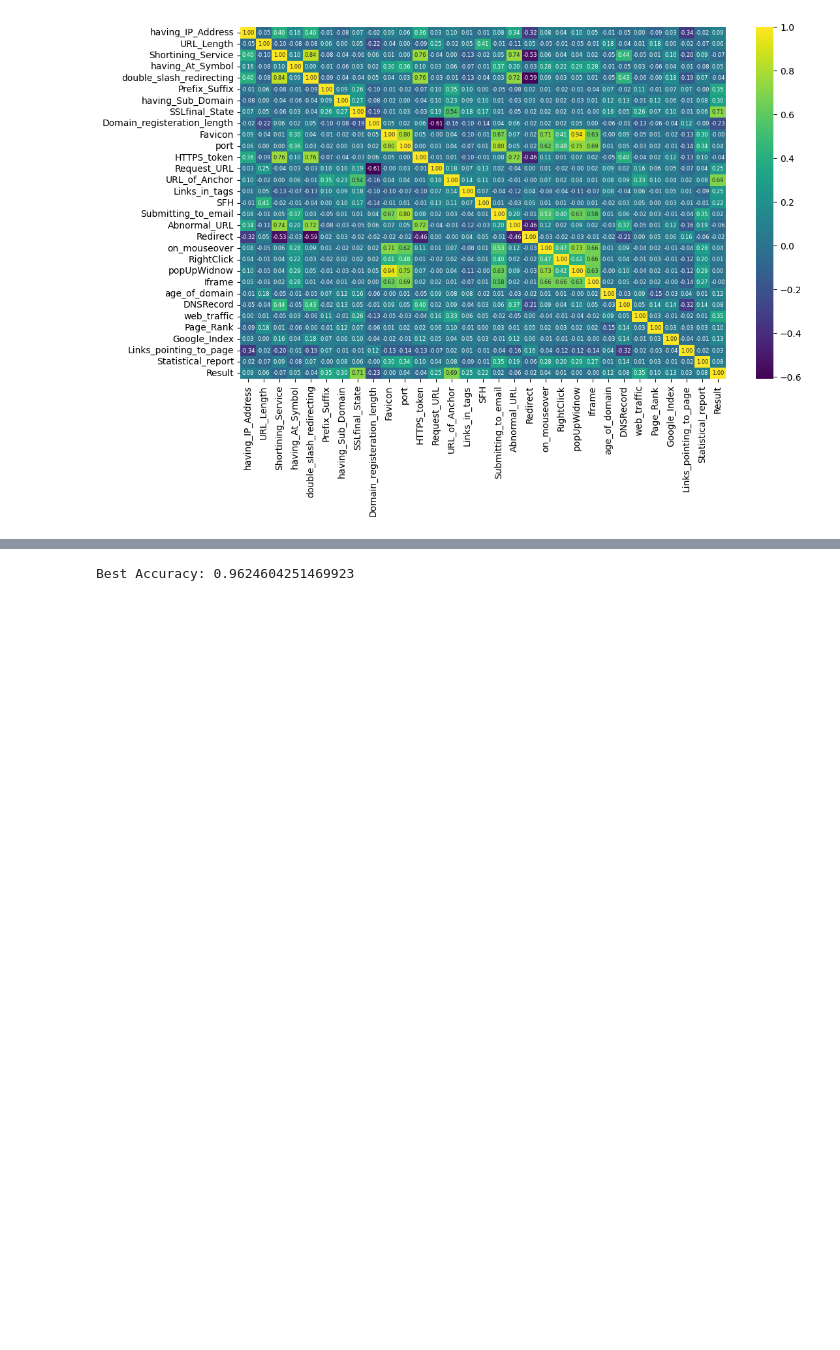
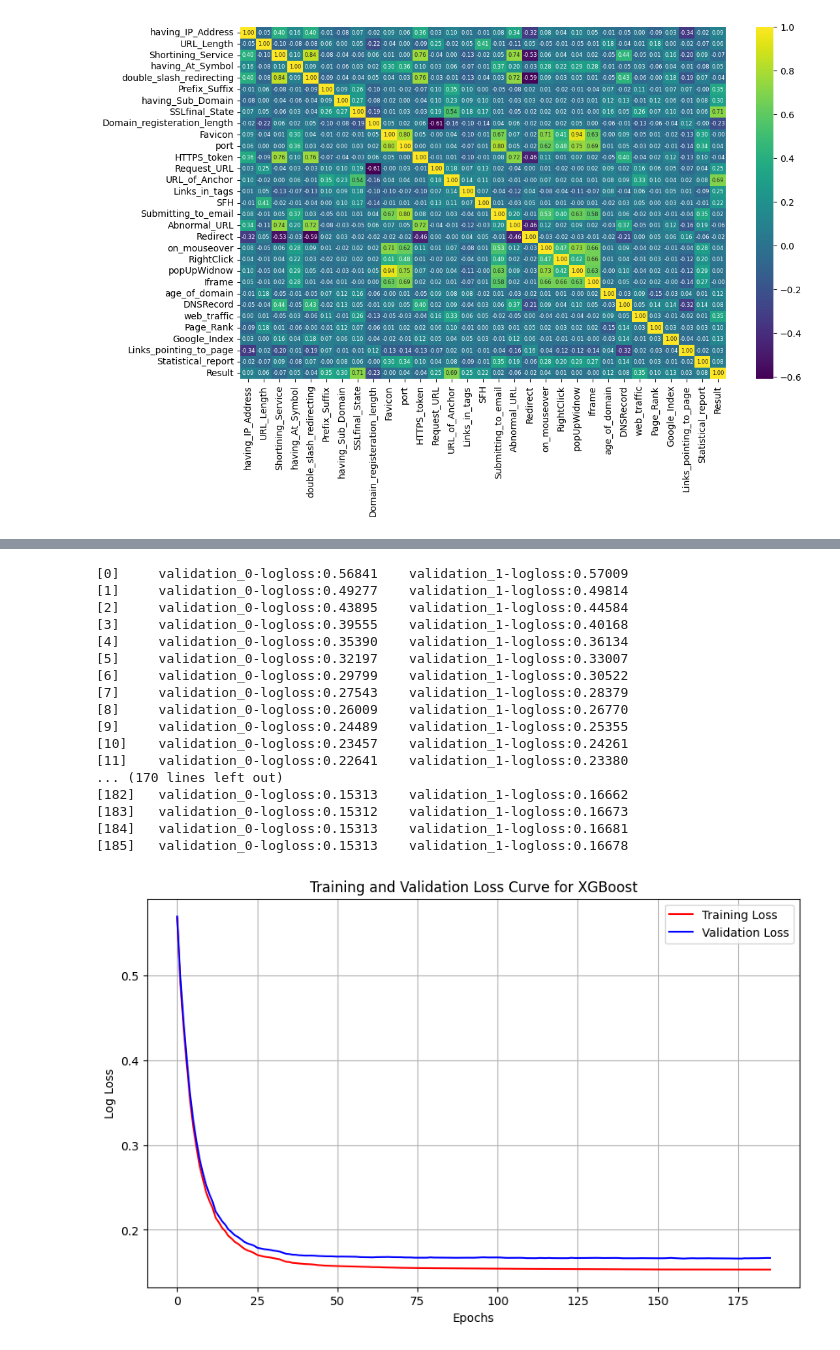
Before and after one commit to Vanillaicee17/Phishing-URL-Predictor, a Jupyter notebook: model/main.ipynb, the cells around one changed output, grey strips where cells are left out. Cells and saved outputs as stored; diff of their text form; code cells hidden in the pictures; blank space fills up the shorter version.

```diff
--- a/main.ipynb
+++ b/model/main.ipynb
@@ -134,7 +110,59 @@ print(study.best_params)
-# %%
-print("Best Accuracy:", study.best_value)
-# %% [output]
-Best Accuracy: 0.9624604251469923
+# %%
+import numpy as np
+import matplotlib.pyplot as plt
+from xgboost import XGBClassifier
+
+# Define the XGBoost model
+xgb_model = XGBClassifier(
+    n_estimators=186,
+    learning_rate=0.17540108887868971,
+    max_depth=5,
+    min_child_weight=1,
+    subsample=0.7256690687623746,
+    colsample_bytree=0.8196526102180001,
+    gamma=0.010950425456138637,
+    alpha=0,
+    eval_metric="logloss"  # Log loss as the evaluation metric
+)
+
+# Fit the model while tracking training and validation loss
+eval_set = [(X_train, y_train), (X_test, y_test)]
+xgb_model.fit(X_train, y_train, eval_set=eval_set, verbose=True)
+
+# Extract loss values
+results = xgb_model.evals_result()
+train_loss = results['validation_0']['logloss']
+test_loss = results['validation_1']['logloss']
+
+# Plot the loss curves
+plt.figure(figsize=(10, 6))
+plt.plot(train_loss, label="Training Loss", color="r")
+plt.plot(test_loss, label="Validation Loss", color="b")
+plt.xlabel("Epochs")
+plt.ylabel("Log Loss")
+plt.title("Training and Validation Loss Curve for XGBoost")
+plt.legend()
+plt.grid()
+plt.show()
+# %% [output]
+[0]     validation_0-logloss:0.56841    validation_1-logloss:0.57009
+[1]     validation_0-logloss:0.49277    validation_1-logloss:0.49814
+[2]     validation_0-logloss:0.43895    validation_1-logloss:0.44584
+[3]     validation_0-logloss:0.39555    validation_1-logloss:0.40168
+[4]     validation_0-logloss:0.35390    validation_1-logloss:0.36134
+[5]     validation_0-logloss:0.32197    validation_1-logloss:0.33007
+[6]     validation_0-logloss:0.29799    validation_1-logloss:0.30522
+[7]     validation_0-logloss:0.27543    validation_1-logloss:0.28379
+[8]     validation_0-logloss:0.26009    validation_1-logloss:0.26770
+[9]     validation_0-logloss:0.24489    validation_1-logloss:0.25355
+[10]    validation_0-logloss:0.23457    validation_1-logloss:0.24261
+[11]    validation_0-logloss:0.22641    validation_1-logloss:0.23380
+... (170 lines left out)
+[182]   validation_0-logloss:0.15313    validation_1-logloss:0.16662
+[183]   validation_0-logloss:0.15312    validation_1-logloss:0.16673
+[184]   validation_0-logloss:0.15313    validation_1-logloss:0.16681
+[185]   validation_0-logloss:0.15313    validation_1-logloss:0.16678
+[figure, added]
 # %%
 y_true = y_train
 y_pred = model.predict(X_train)
```
Also changed, not shown: parts of 13 cells of this notebook, 21 other files.
